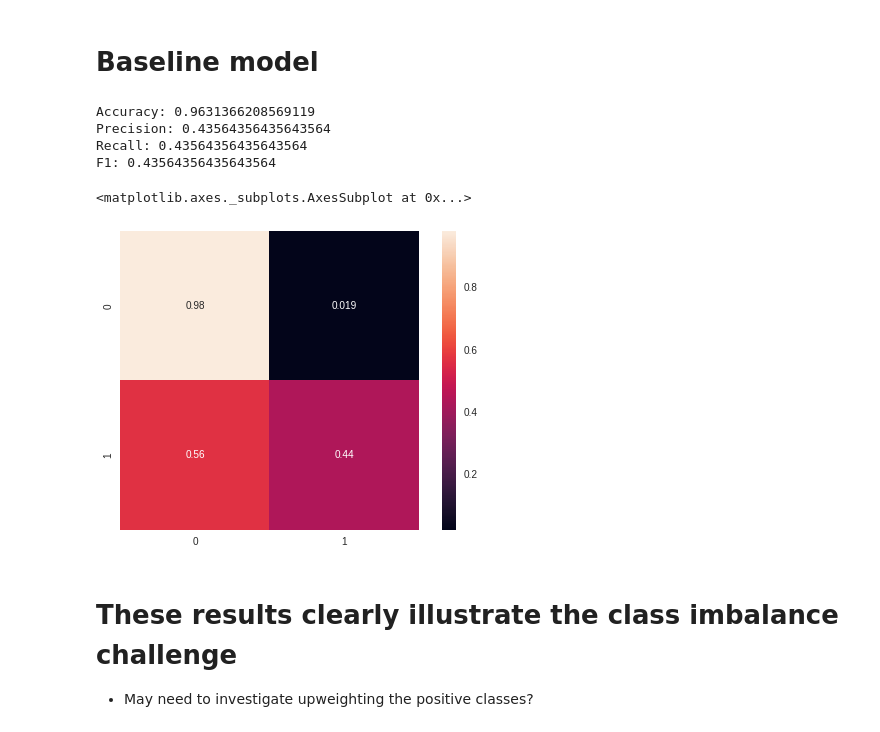
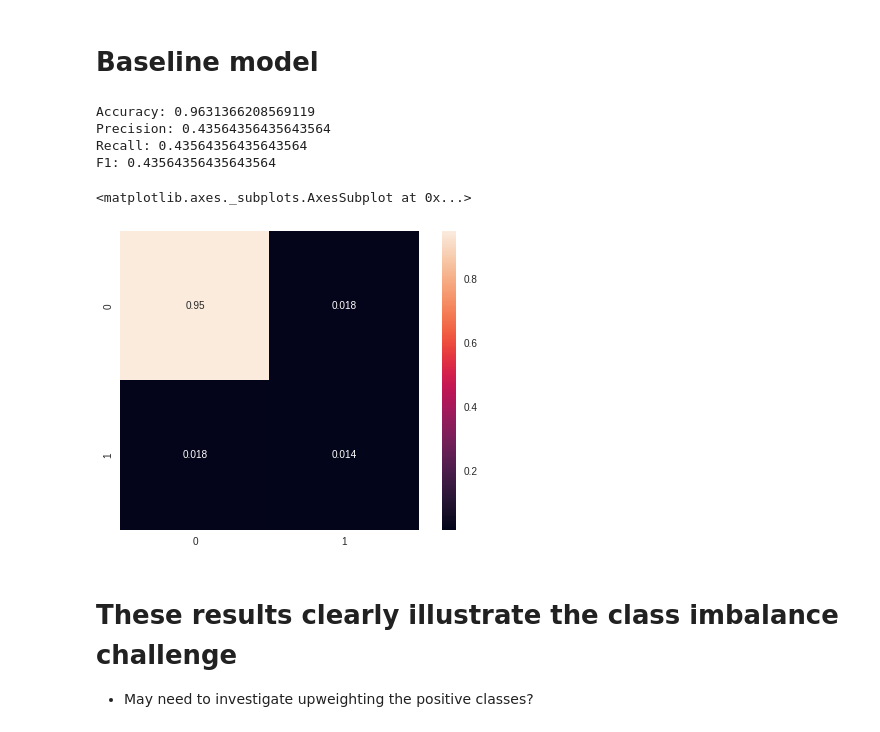
Before and after one commit to sdysch/diabetes-ml, a Jupyter notebook: hypo_prediction.ipynb, the cells around one changed output. Drawn from its saved outputs; the diff is of its cells as text; code cells hidden in the pictures.

```diff
--- a/hypo_prediction.ipynb
+++ b/hypo_prediction.ipynb
@@ -337,24 +337,24 @@ print(len(test_data[test_data['is_hypo'] == 0]) / len(test_data))
 # %%
 # Simplest thing to do, was I hypo 45 mins ago?
 y_baseline_test = test_data['is_hypo']
 y_baseline_pred = test_data['is_lagged_hypo_3']
 
 # metrics
 from sklearn.metrics import confusion_matrix, accuracy_score, recall_score, precision_score, f1_score
 print(f'Accuracy: {accuracy_score(y_baseline_test, y_baseline_pred)}')
 print(f'Precision: {precision_score(y_baseline_test, y_baseline_pred)}')
 print(f'Recall: {recall_score(y_baseline_test, y_baseline_pred)}')
 print(f'F1: {f1_score(y_baseline_test, y_baseline_pred)}')
 
-cm = confusion_matrix(y_baseline_test, y_baseline_pred, normalize='true')
+cm = confusion_matrix(y_baseline_test, y_baseline_pred, normalize='all')
 sns.heatmap(cm, annot=True, square=True)
 # %% [output]
 Accuracy: 0.9631366208569119
 Precision: 0.43564356435643564
 Recall: 0.43564356435643564
 F1: 0.43564356435643564
 <matplotlib.axes._subplots.AxesSubplot at 0x...>
-[figure, old version]
+[figure, new version]
 # %% [markdown]
 # These results clearly illustrate the class imbalance challenge
 * May need to investigate upweighting the positive classes?
```
Also changed, not shown: parts of 7 cells of this notebook.
